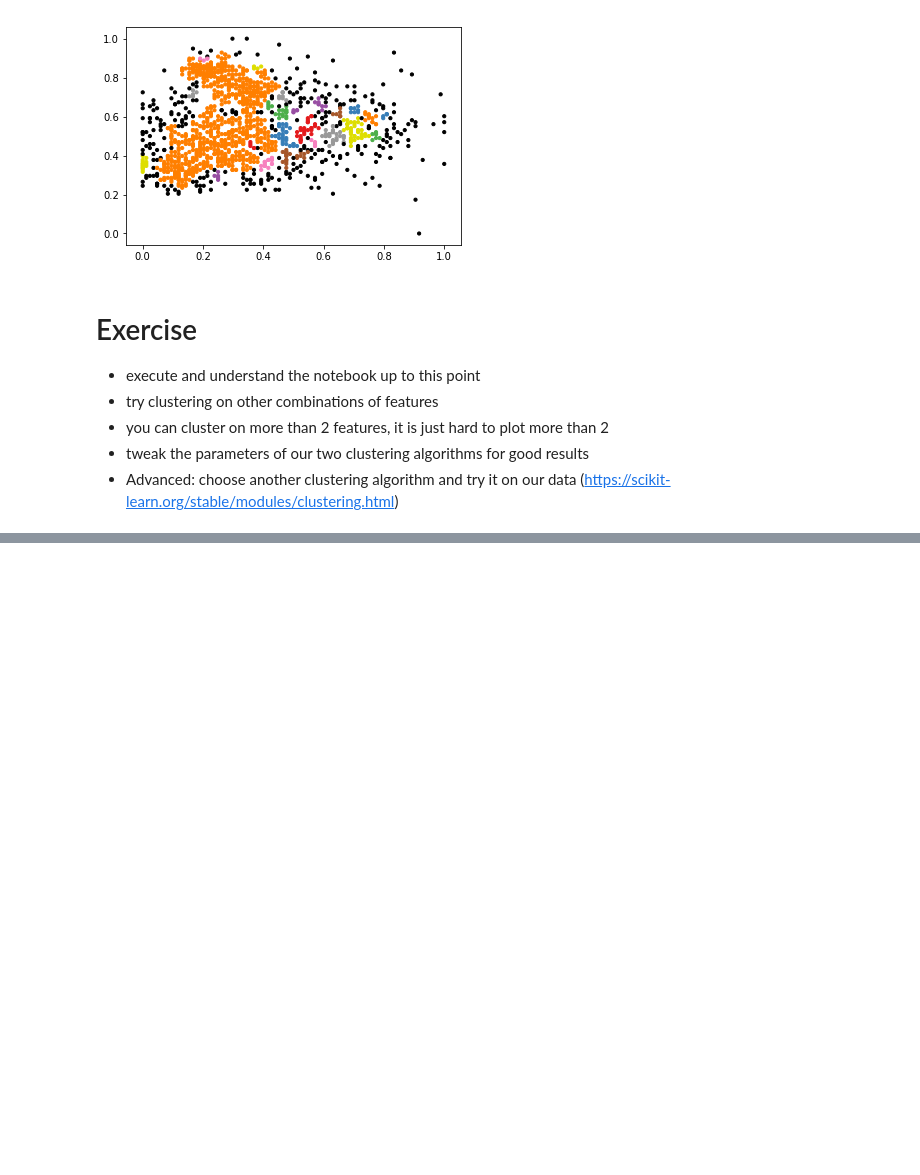
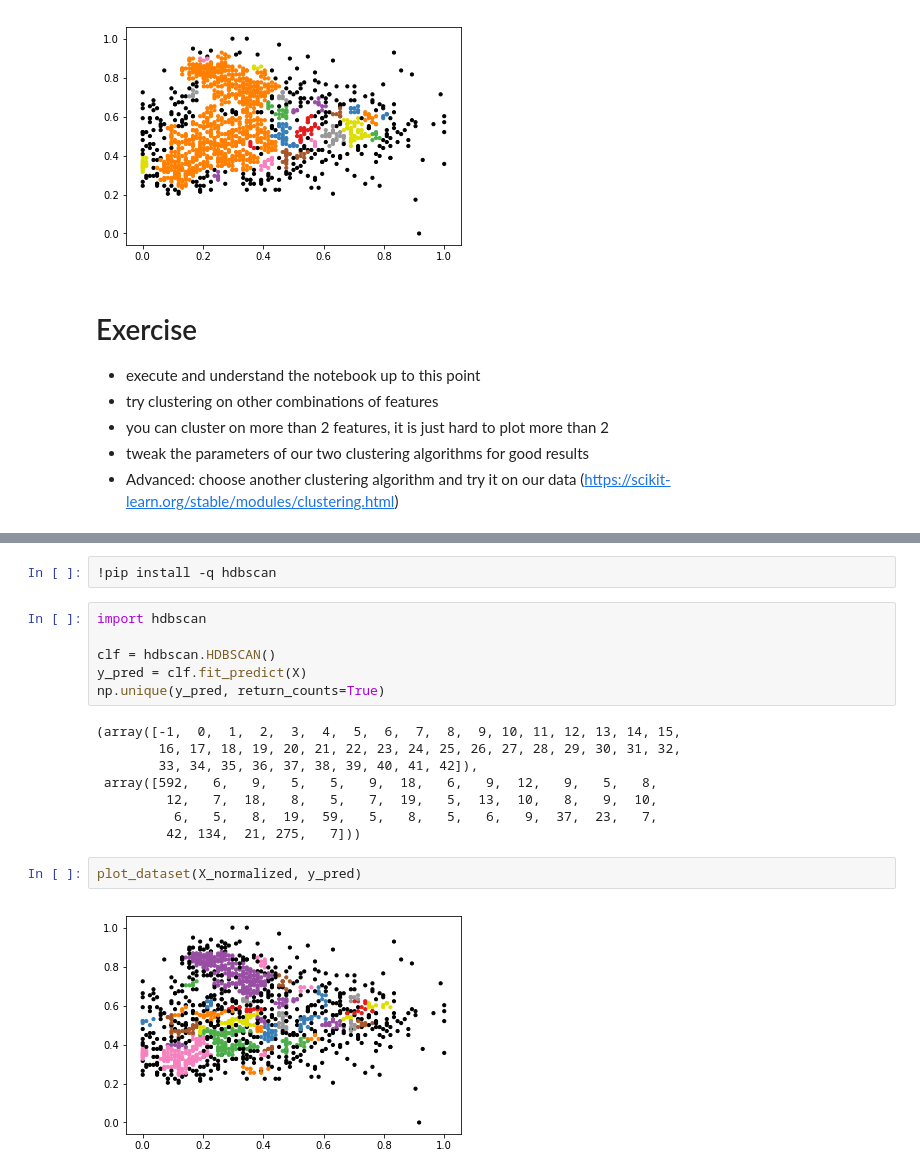
Before and after one commit to DJCordhose/ml-workshop, a Jupyter notebook: notebooks/unsupervised/cluster-insurance.ipynb, the cells around one changed output, grey strips where cells are left out. Cells and saved outputs as stored; diff of their text form; blank space fills up the shorter version.

```diff
--- a/notebooks/unsupervised/cluster-insurance.ipynb
+++ b/notebooks/unsupervised/cluster-insurance.ipynb
@@ -176,0 +187,20 @@ plot_dataset(X_normalized, y_pred)
+# %%
+!pip install -q hdbscan
+# %%
+import hdbscan
+
+clf = hdbscan.HDBSCAN()
+y_pred = clf.fit_predict(X)
+np.unique(y_pred, return_counts=True)
+# %% [output]
+(array([-1,  0,  1,  2,  3,  4,  5,  6,  7,  8,  9, 10, 11, 12, 13, 14, 15,
+        16, 17, 18, 19, 20, 21, 22, 23, 24, 25, 26, 27, 28, 29, 30, 31, 32,
+        33, 34, 35, 36, 37, 38, 39, 40, 41, 42]),
+ array([592,   6,   9,   5,   5,   9,  18,   6,   9,  12,   9,   5,   8,
+         12,   7,  18,   8,   5,   7,  19,   5,  13,  10,   8,   9,  10,
+          6,   5,   8,  19,  59,   5,   8,   5,   6,   9,  37,  23,   7,
+         42, 134,  21, 275,   7]))
+# %%
+plot_dataset(X_normalized, y_pred)
+# %% [output]
+[figure, added]
```
Also changed, not shown: parts of 7 cells of this notebook.
